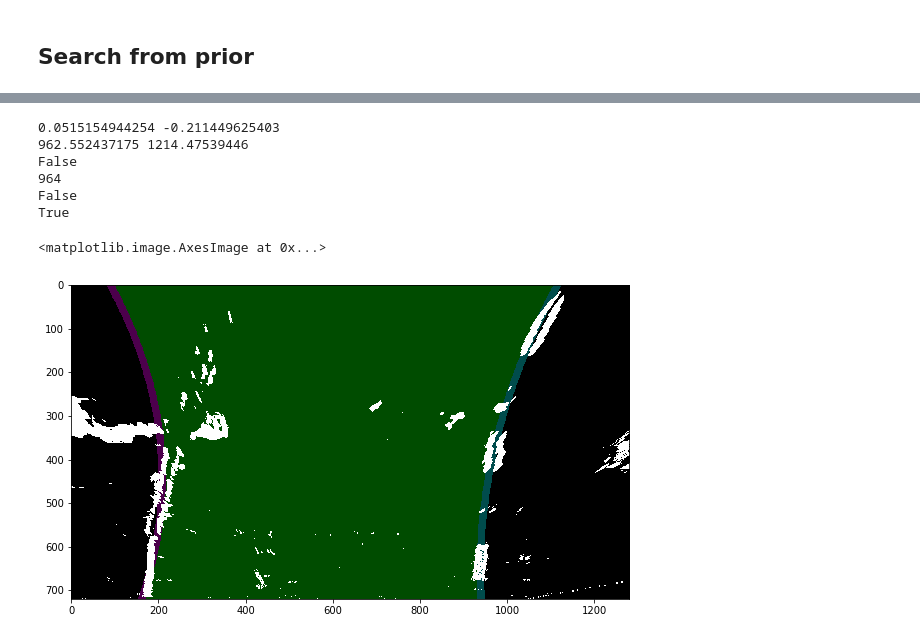
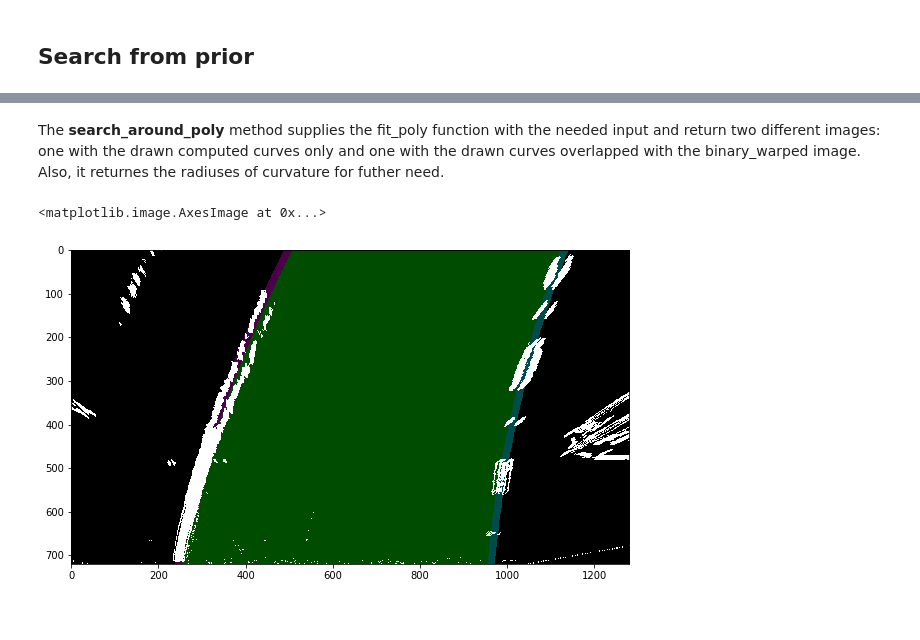
Before and after one commit to mirunavlc/CarND-Advanced-Lane-Lines, a Jupyter notebook: P2.ipynb, the cells around one changed output, grey strips where cells are left out. Saved outputs shown, nothing was run; the diff lists cells and outputs as text; code cells hidden in the pictures.

```diff
--- a/P2.ipynb
+++ b/P2.ipynb
@@ -411,7 +411,7 @@ def fit_polynomial(binary_warped):
 plt.subplots(figsize=(10,10))
 
 # Check the output for one of the most fuzzy inputs
-left_fit, right_fit,out_img = fit_polynomial(combined_binaries[6])
+left_fit, right_fit,out_img = fit_polynomial(combined_binaries[7])
 
 
 plt.imshow(out_img)
@@ -564,0 +512,2 @@ def search_around_poly(binary_warped):
+# %% [markdown]
+The **search_around_poly** method supplies the fit_poly function with the needed input and return two different images: one with the drawn computed curves only and one with the drawn curves overlapped with the binary_warped image. Also, it returnes the radiuses of curvature for futher need.
@@ -565,16 +575,10 @@ def search_around_poly(binary_warped):
 # %%
 plt.subplots(figsize=(10,10))
 
 # Run image through the pipeline
-result, left_curverad, right_curverad, unclean_result = search_around_poly(combined_binaries[6])
+result, unclean_result, left_curverad, right_curverad, distance = search_around_poly(combined_binaries[7])
 
 plt.imshow(unclean_result)
 # %% [output]
-0.0515154944254 -0.211449625403
-962.552437175 1214.47539446
-False
-964
-False
-True
+<matplotlib.image.AxesImage at 0x...>
-<matplotlib.image.AxesImage at 0x...>
-[figure, old version]
+[figure, new version]
```
Also changed, not shown: parts of 9 cells of this notebook, 2 other files.
